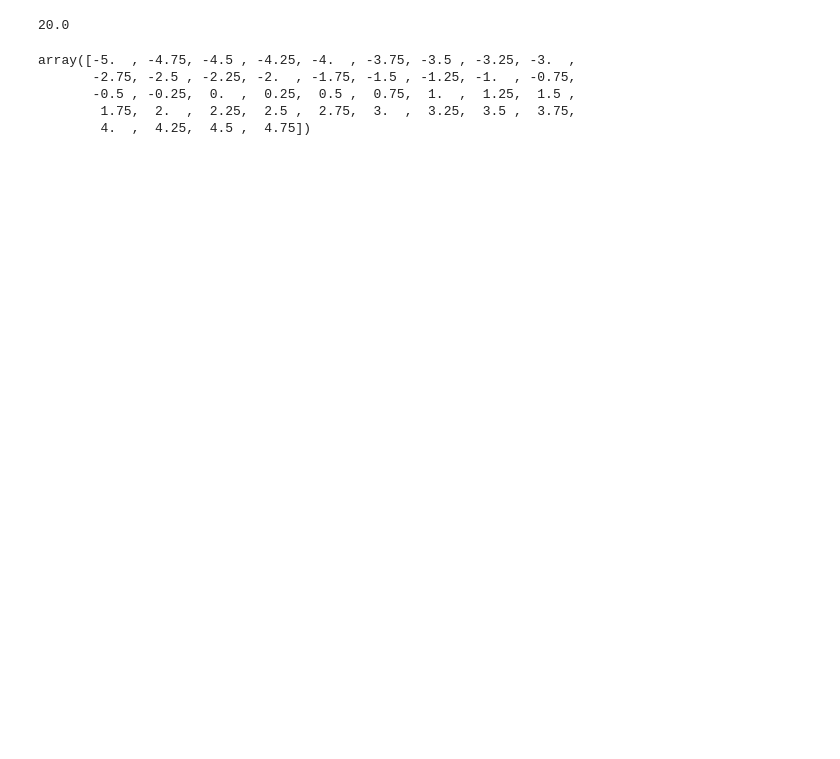
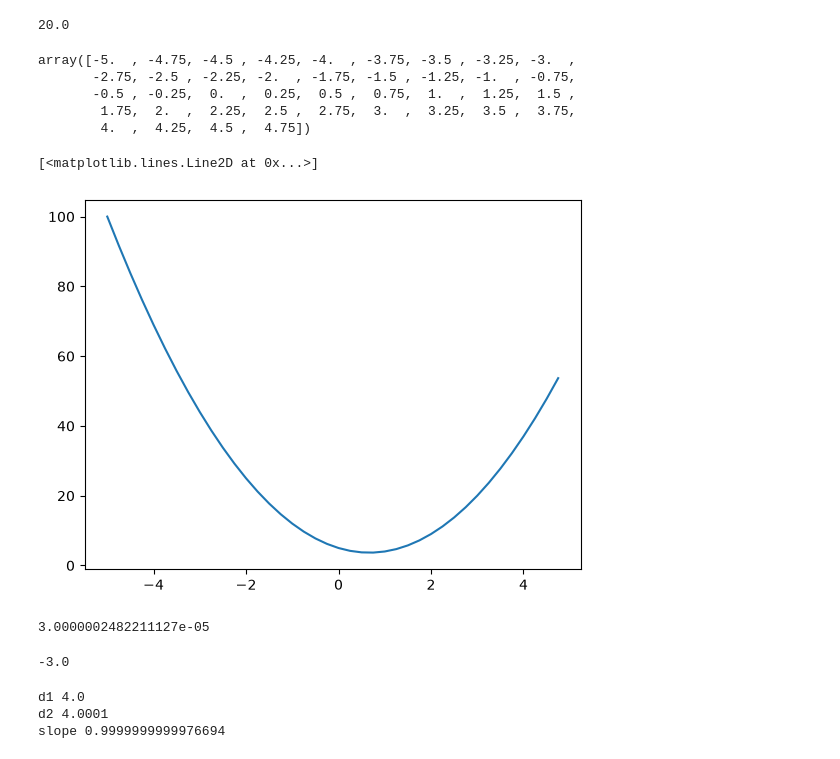
Before and after one commit to chinmaykurade/physical-ai-learning, a Jupyter notebook: neural_networks/micrograd_from_scratch.ipynb, the cells around one changed output. Saved outputs shown, nothing was run; the diff lists cells and outputs as text; code cells hidden in the pictures; blank space fills up the shorter version.

```diff
--- a/neural_networks/micrograd_from_scratch.ipynb
+++ b/neural_networks/micrograd_from_scratch.ipynb
@@ -19,3 +19,45 @@ array([-5.  , -4.75, -4.5 , -4.25, -4.  , -3.75, -3.5 , -3.25, -3.  ,
        -0.5 , -0.25,  0.  ,  0.25,  0.5 ,  0.75,  1.  ,  1.25,  1.5 ,
         1.75,  2.  ,  2.25,  2.5 ,  2.75,  3.  ,  3.25,  3.5 ,  3.75,
         4.  ,  4.25,  4.5 ,  4.75])
+# %%
+ys = f(xs)
+plt.plot(xs, ys)
+# %% [output]
+[<matplotlib.lines.Line2D at 0x...>]
+[figure, added]
+# %%
+h = 0.00001
+x = 2/3
+(f(x+h)-f(x))/h
+# %% [output]
+3.0000002482211127e-05
+# %%
+# more complex
+
+a = 2.0
+b = -4.0
+c = 5.0
+
+d = a*b + c
+d
+# %% [output]
+-3.0
+# %%
+h = 0.0001
+
+#inputs
+a = 2.0
+b = -3.0
+c = 10.0
+
+d1 = a*b + c
+c += h
+d2 = a*b + c
+
+print('d1', d1)
+print('d2', d2)
+print('slope', (d2-d1)/h)
+# %% [output]
+d1 4.0
+d2 4.0001
+slope 0.9999999999976694
```
Also changed, not shown: parts of 8 cells of this notebook, 2 other files.
